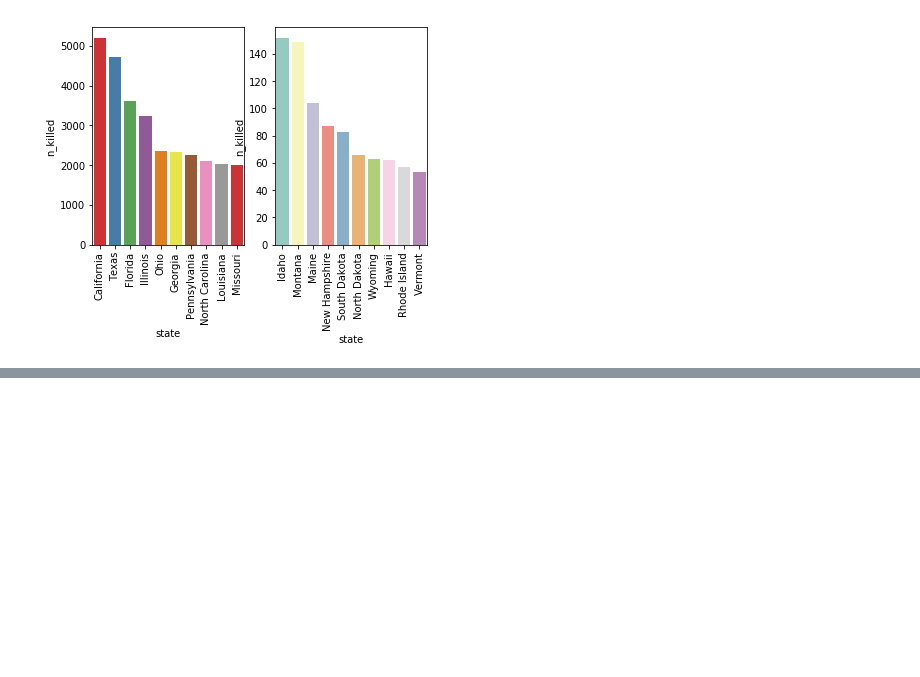
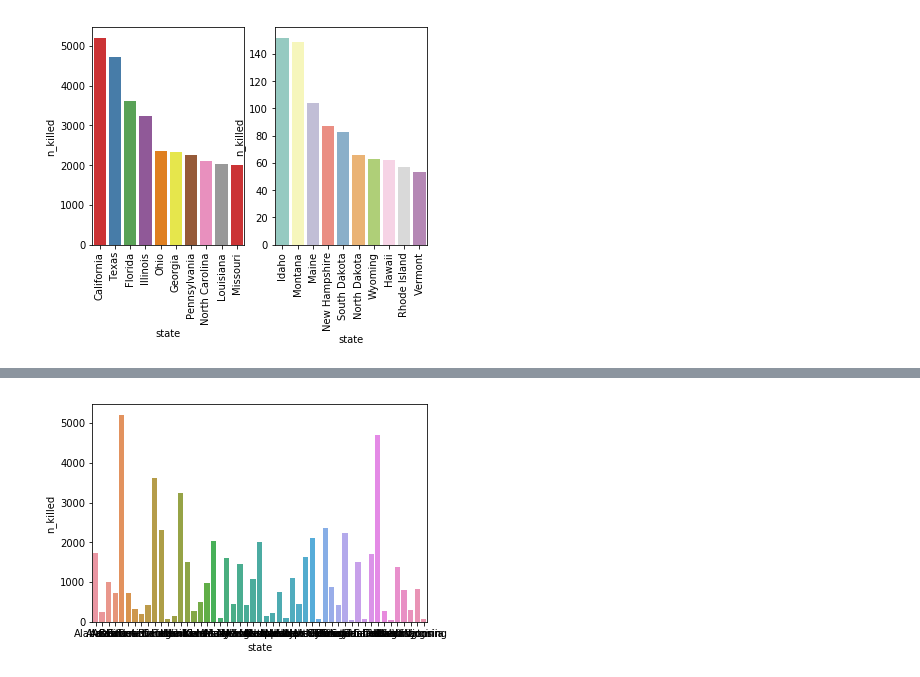
Before and after one commit to palolo02/Project1, a Jupyter notebook: Project_Graphs.ipynb, the cells around one changed output, grey strips where cells are left out. Cells and saved outputs as stored; diff of their text form; code cells hidden in the pictures; blank space fills up the shorter version.

Commit message:
Graph licenses vs n_killed

```diff
--- a/Project_Graphs.ipynb
+++ b/Project_Graphs.ipynb
@@ -217,3 +230,11 @@ for axs in fig.axes:
     plt.xticks(rotation=90)
 # %% [output]
 [figure]
+# %%
+df3 = pd.read_csv(r'C:\Users\1000204905\Desktop\GitHub\Federal_Firearms.csv')
+# %%
+df3.set_index('State')
+license=df3.rename(columns={"State": "state"})
+# %%
+left_merge=pd.merge(killed_number,license, on='state',how='left')
+left_merge
@@ -219,0 +259,13 @@ for axs in fig.axes:
+# %%
+#fig, arms = plt.subplots()
+
+#sns.barplot(x=left_merge.state, y=left_merge.n_killed, data=left_merge,palette='Set1', ax=arms)
+#sns.relplot(x=left_merge.state, y=left_merge.FFL_Population, kind='line',data=left_merge,palette='Blues_d',ax=arms,height=8,aspect=2)
+
+barplot_license=sns.barplot(x=left_merge.state, y=left_merge.n_killed, data=left_merge)
+
+
+#seaborn.kdeplot(df['col1'], ax=arms)
+#seaborn.kdeplot(df['col2'], ax=arms)
+# %% [output]
+[figure, added]
```
Also changed, not shown: parts of 7 cells of this notebook.
